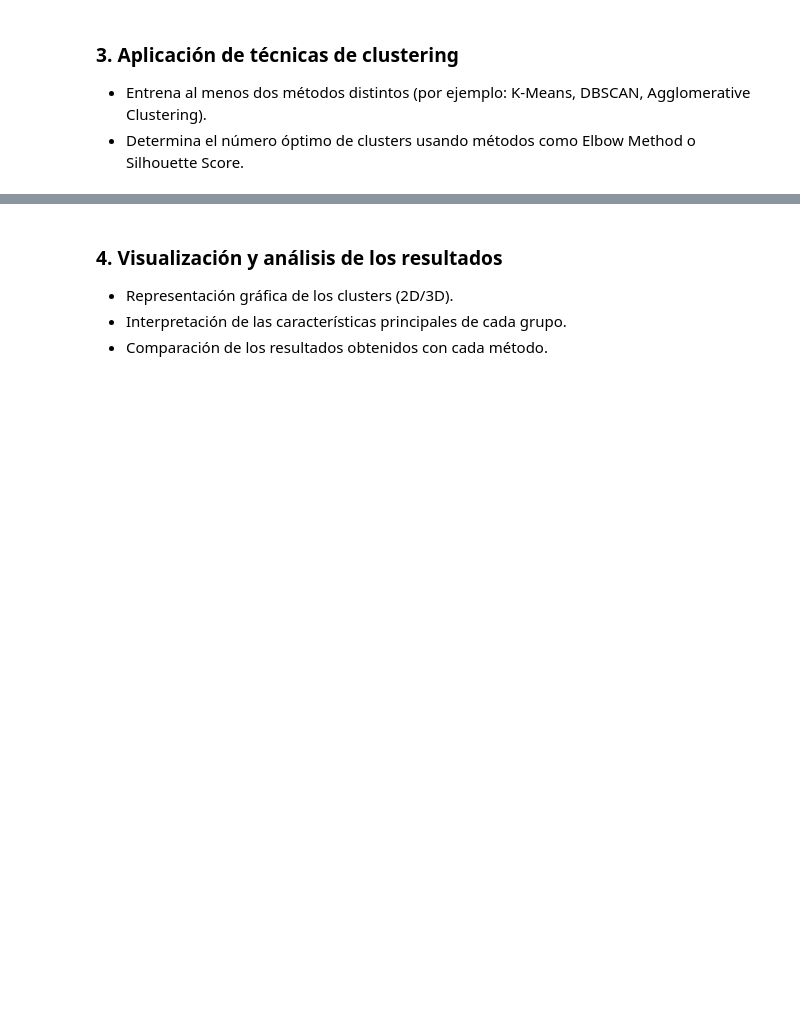
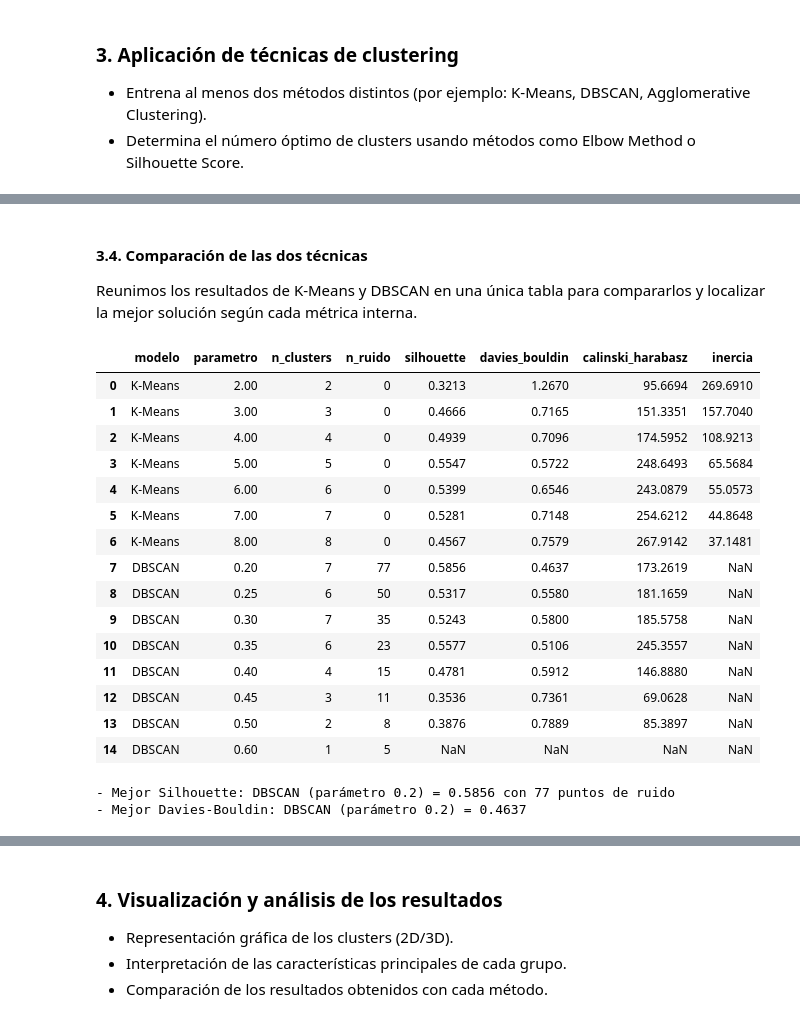
Before and after one commit to QudeCode/MSc-FIAIS-Activity-1, a Jupyter notebook: segmentacion_clientes.ipynb, the cells around one changed output, grey strips where cells are left out. Cells and saved outputs as stored; diff of their text form; code cells hidden in the pictures; blank space fills up the shorter version.

```diff
--- a/segmentacion_clientes.ipynb
+++ b/segmentacion_clientes.ipynb
@@ -273,0 +400,57 @@ max                 2.92                    1.89
+# %%
+# Barrido de eps para DBSCAN (min_samples fijo en 5).
+# La rejilla de valores de eps y el min_samples se toman del material de la asignatura.
+filas_dbscan = []
+dbscan_por_eps = {}
+
+for eps in [0.20, 0.25, 0.30, 0.35, 0.40, 0.45, 0.50, 0.60]:
+    modelo = DBSCAN(eps=eps, min_samples=5)
+    etiquetas = modelo.fit_predict(X)
+
+    fila = evaluar_clustering(X, etiquetas, "DBSCAN", eps)
+    fila["inercia"] = np.nan   # no aplica a DBSCAN
+
+    filas_dbscan.append(fila)
+    dbscan_por_eps[eps] = (modelo, etiquetas)
+
+resultados_dbscan = pd.DataFrame(filas_dbscan)
+display(resultados_dbscan.round(4))
+# %% [markdown]
+#### 3.4. Comparación de las dos técnicas
+
+Reunimos los resultados de K-Means y DBSCAN en una única tabla para compararlos y localizar la mejor solución según cada métrica interna.
+# %%
+# Tabla conjunta de ambos métodos y mejor solución según cada métrica
+resultados = pd.concat([resultados_kmeans, resultados_dbscan], ignore_index=True)
+columnas = ["modelo", "parametro", "n_clusters", "n_ruido",
+            "silhouette", "davies_bouldin", "calinski_harabasz", "inercia"]
+display(resultados[columnas].round(4))
+
+# Selección automática de la mejor solución por cada criterio
+mejor_sil = resultados.loc[resultados["silhouette"].idxmax()]
+mejor_db = resultados.loc[resultados["davies_bouldin"].idxmin()]
+
+print(f"- Mejor Silhouette: {mejor_sil['modelo']} "
+      f"(parámetro {mejor_sil['parametro']}) = {mejor_sil['silhouette']:.4f} "
+      f"con {int(mejor_sil['n_ruido'])} puntos de ruido")
+print(f"- Mejor Davies-Bouldin: {mejor_db['modelo']} "
+      f"(parámetro {mejor_db['parametro']}) = {mejor_db['davies_bouldin']:.4f}")
+# %% [output]
+|  | modelo | parametro | n_clusters | n_ruido | silhouette | davies_bouldin | calinski_harabasz | inercia |
+| 0 | K-Means | 2.00 | 2 | 0 | 0.3213 | 1.2670 | 95.6694 | 269.6910 |
+| 1 | K-Means | 3.00 | 3 | 0 | 0.4666 | 0.7165 | 151.3351 | 157.7040 |
+| 2 | K-Means | 4.00 | 4 | 0 | 0.4939 | 0.7096 | 174.5952 | 108.9213 |
+| 3 | K-Means | 5.00 | 5 | 0 | 0.5547 | 0.5722 | 248.6493 | 65.5684 |
+| 4 | K-Means | 6.00 | 6 | 0 | 0.5399 | 0.6546 | 243.0879 | 55.0573 |
+| 5 | K-Means | 7.00 | 7 | 0 | 0.5281 | 0.7148 | 254.6212 | 44.8648 |
+| 6 | K-Means | 8.00 | 8 | 0 | 0.4567 | 0.7579 | 267.9142 | 37.1481 |
+| 7 | DBSCAN | 0.20 | 7 | 77 | 0.5856 | 0.4637 | 173.2619 | NaN |
+| 8 | DBSCAN | 0.25 | 6 | 50 | 0.5317 | 0.5580 | 181.1659 | NaN |
+| 9 | DBSCAN | 0.30 | 7 | 35 | 0.5243 | 0.5800 | 185.5758 | NaN |
+| 10 | DBSCAN | 0.35 | 6 | 23 | 0.5577 | 0.5106 | 245.3557 | NaN |
+| 11 | DBSCAN | 0.40 | 4 | 15 | 0.4781 | 0.5912 | 146.8880 | NaN |
+| 12 | DBSCAN | 0.45 | 3 | 11 | 0.3536 | 0.7361 | 69.0628 | NaN |
+| 13 | DBSCAN | 0.50 | 2 | 8 | 0.3876 | 0.7889 | 85.3897 | NaN |
+| 14 | DBSCAN | 0.60 | 1 | 5 | NaN | NaN | NaN | NaN |
+- Mejor Silhouette: DBSCAN (parámetro 0.2) = 0.5856 con 77 puntos de ruido
+- Mejor Davies-Bouldin: DBSCAN (parámetro 0.2) = 0.4637
```
Also changed, not shown: parts of 11 cells of this notebook.
